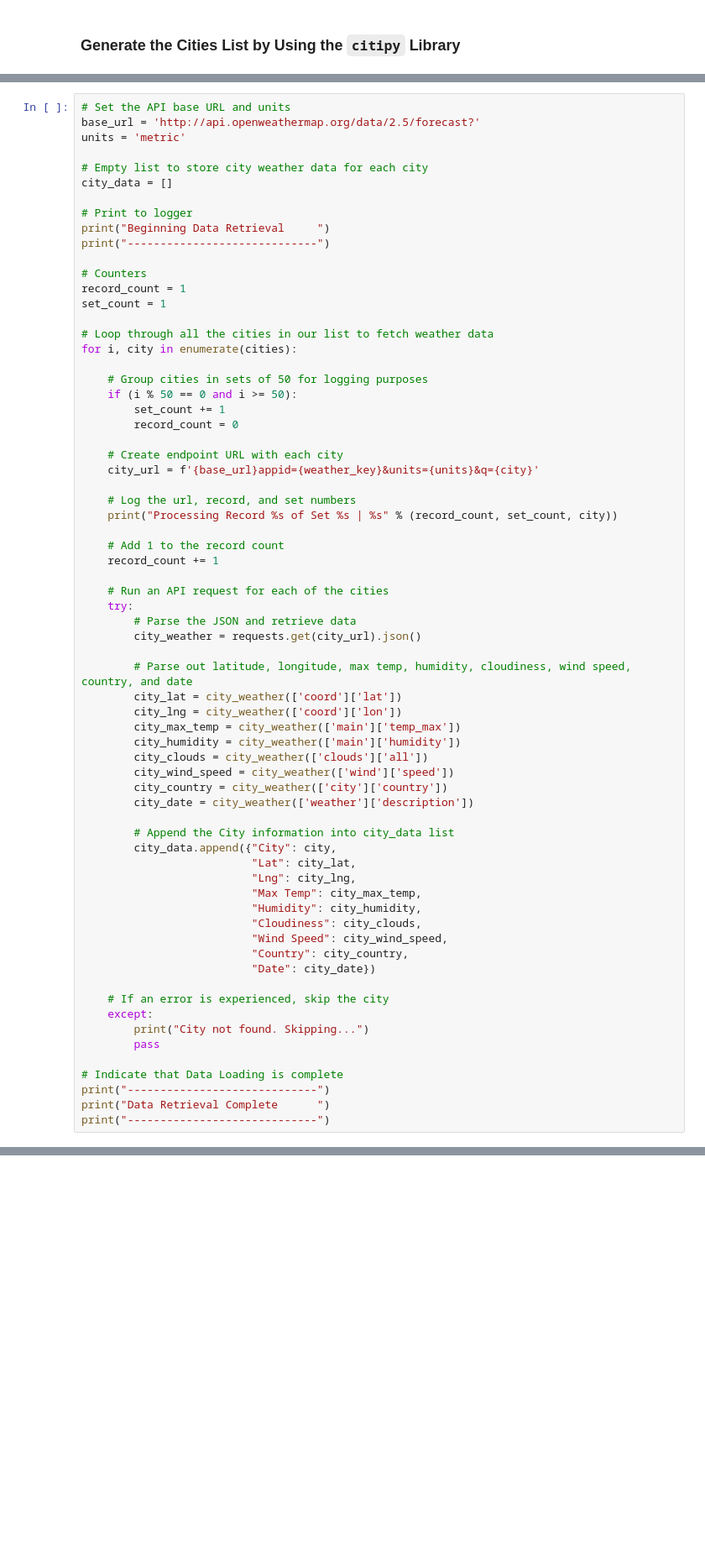
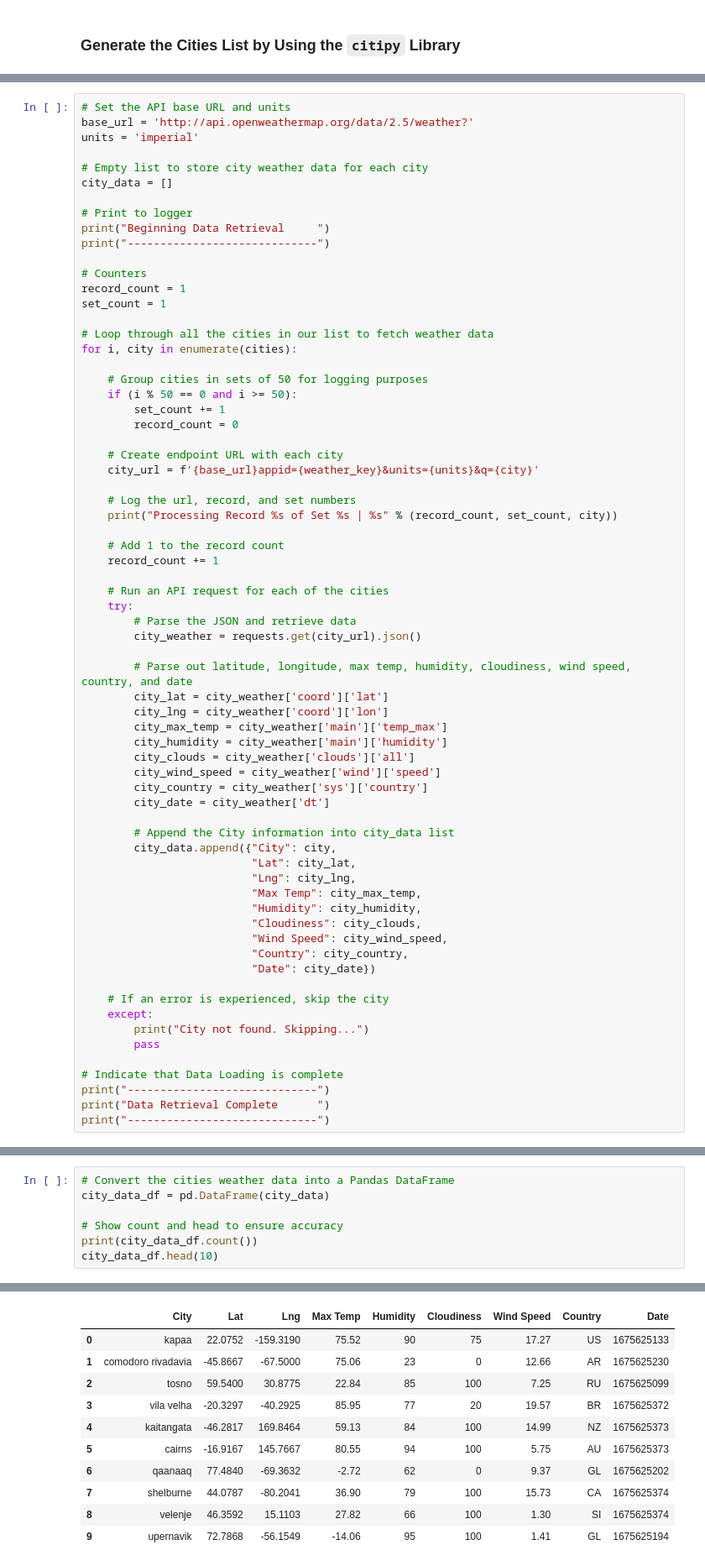
Before and after one commit to emilyneaville/python-api-challenge, a Jupyter notebook: WeatherPy/WeatherPy.ipynb, the cells around one changed output, grey strips where cells are left out. Shown: that part at 84% size. Cells and saved outputs as stored; diff of their text form; blank space fills up the shorter version.

Commit message:
Added loop to perform API calls for city list

```diff
--- a/WeatherPy/WeatherPy.ipynb
+++ b/WeatherPy/WeatherPy.ipynb
@@ -52,8 +50,8 @@ I want to showcase the relationship between different weather variables and Lati
 ### Retrieve weather data from the cities list
 # %%
 # Set the API base URL and units
-base_url = 'http://api.openweathermap.org/data/2.5/forecast?'
-units = 'metric'
+base_url = 'http://api.openweathermap.org/data/2.5/weather?'
+units = 'imperial'
 
 # Empty list to store city weather data for each city
 city_data = []
@@ -89,14 +87,14 @@ for i, city in enumerate(cities):
         city_weather = requests.get(city_url).json()
 
         # Parse out latitude, longitude, max temp, humidity, cloudiness, wind speed, country, and date
-        city_lat = city_weather(['coord']['lat'])
-        city_lng = city_weather(['coord']['lon'])
-        city_max_temp = city_weather(['main']['temp_max'])
-        city_humidity = city_weather(['main']['humidity'])
-        city_clouds = city_weather(['clouds']['all'])
-        city_wind_speed = city_weather(['wind']['speed'])
-        city_country = city_weather(['city']['country'])
-        city_date = city_weather(['weather']['description'])
+        city_lat = city_weather['coord']['lat']
+        city_lng = city_weather['coord']['lon']
+        city_max_temp = city_weather['main']['temp_max']
+        city_humidity = city_weather['main']['humidity']
+        city_clouds = city_weather['clouds']['all']
+        city_wind_speed = city_weather['wind']['speed']
+        city_country = city_weather['sys']['country']
+        city_date = city_weather['dt']
 
         # Append the City information into city_data list
         city_data.append({"City": city,
@@ -136,3 +134,11 @@ City not found. Skipping...
 -----------------------------
 Data Retrieval Complete
 -----------------------------
+# %%
+# Convert the cities weather data into a Pandas DataFrame
+city_data_df = pd.DataFrame(city_data)
+
+# Show count and head to ensure accuracy
+print(city_data_df.count())
+city_data_df.head(10)
+# %% [output]
@@ -138,0 +156,11 @@ Data Retrieval Complete
+|  | City | Lat | Lng | Max Temp | Humidity | Cloudiness | Wind Speed | Country | Date |
+| 0 | kapaa | 22.0752 | -159.3190 | 75.52 | 90 | 75 | 17.27 | US | 1675625133 |
+| 1 | comodoro rivadavia | -45.8667 | -67.5000 | 75.06 | 23 | 0 | 12.66 | AR | 1675625230 |
+| 2 | tosno | 59.5400 | 30.8775 | 22.84 | 85 | 100 | 7.25 | RU | 1675625099 |
+| 3 | vila velha | -20.3297 | -40.2925 | 85.95 | 77 | 20 | 19.57 | BR | 1675625372 |
+| 4 | kaitangata | -46.2817 | 169.8464 | 59.13 | 84 | 100 | 14.99 | NZ | 1675625373 |
+| 5 | cairns | -16.9167 | 145.7667 | 80.55 | 94 | 100 | 5.75 | AU | 1675625373 |
+| 6 | qaanaaq | 77.4840 | -69.3632 | -2.72 | 62 | 0 | 9.37 | GL | 1675625202 |
+| 7 | shelburne | 44.0787 | -80.2041 | 36.90 | 79 | 100 | 15.73 | CA | 1675625374 |
+| 8 | velenje | 46.3592 | 15.1103 | 27.82 | 66 | 100 | 1.30 | SI | 1675625374 |
+| 9 | upernavik | 72.7868 | -56.1549 | -14.06 | 95 | 100 | 1.41 | GL | 1675625194 |
```
Also changed, not shown: parts of 7 cells of this notebook.
